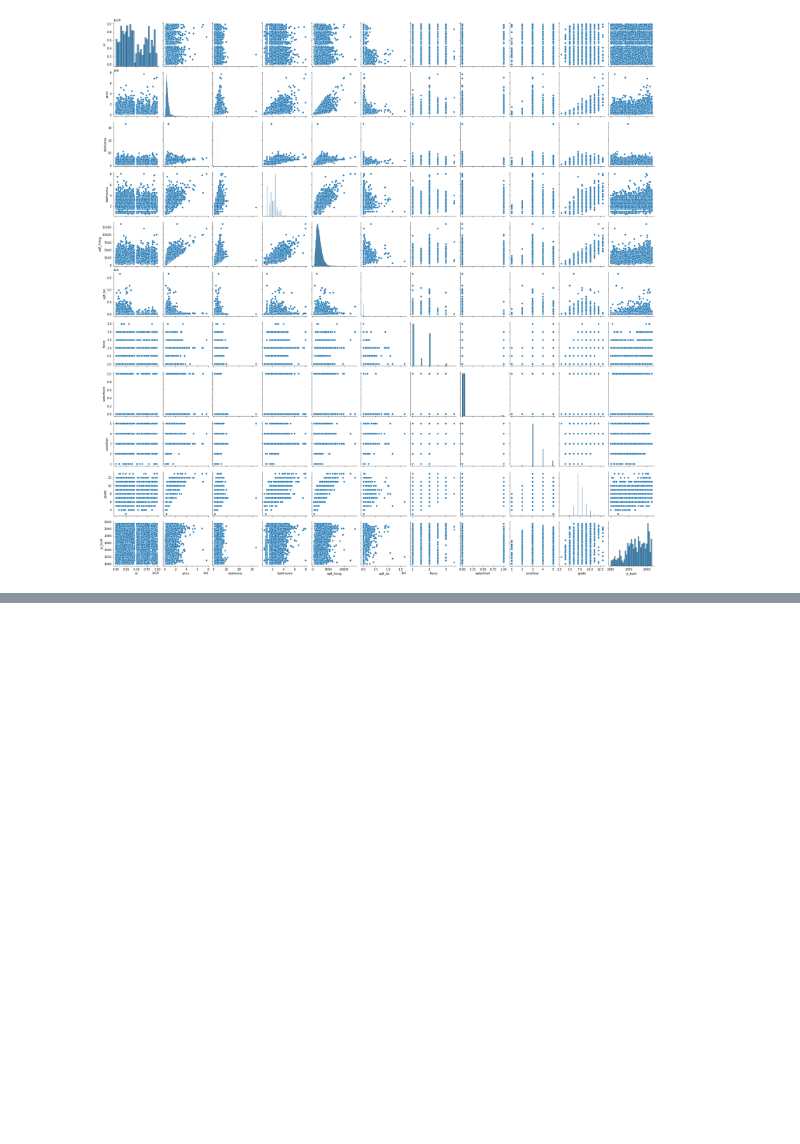
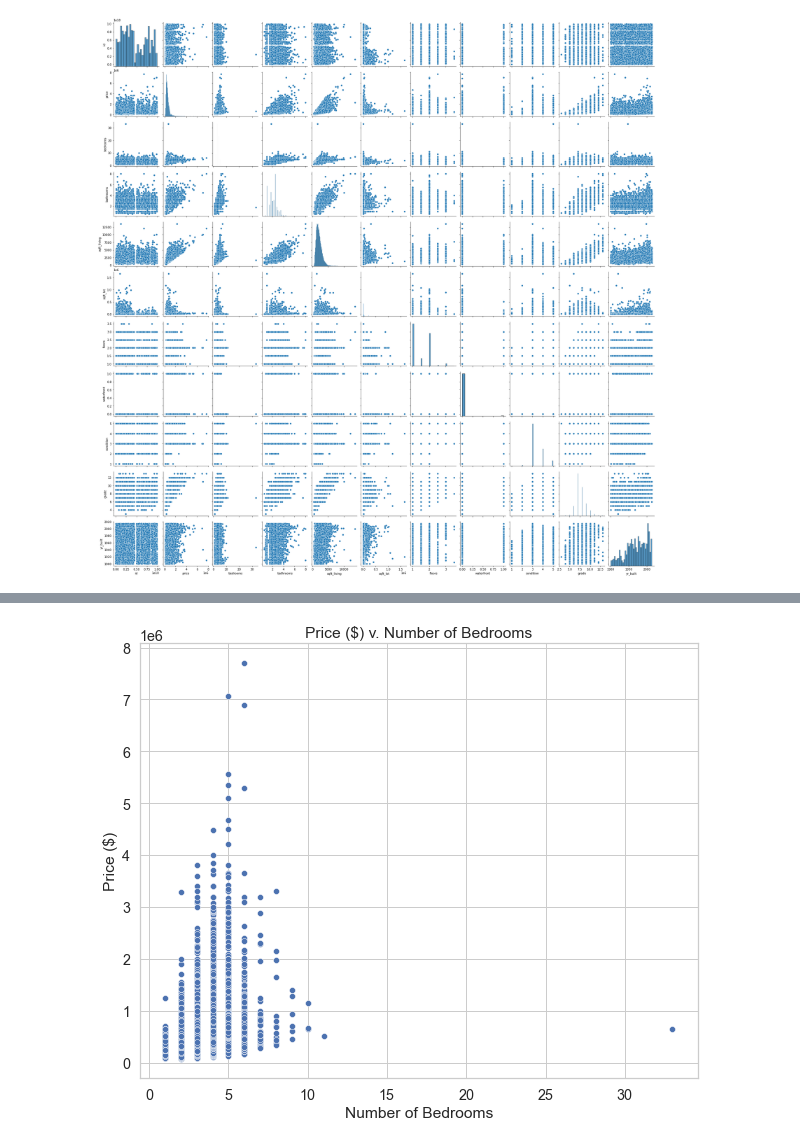
Before and after one commit to danvalen1/KingCounty-Housing, a Jupyter notebook: DAV.ipynb, the cells around one changed output, grey strips where cells are left out. Saved outputs shown, nothing was run; the diff lists cells and outputs as text; code cells hidden in the pictures; blank space fills up the shorter version.

```diff
--- a/DAV.ipynb
+++ b/DAV.ipynb
@@ -143,0 +167,4 @@ sns.pairplot(df)
+# %%
+cm.PlotScatter(df, xvar='bedrooms', yvar='price')
+# %% [output]
+[figure, added]
```
Also changed, not shown: parts of 16 cells of this notebook, 15 other files.
